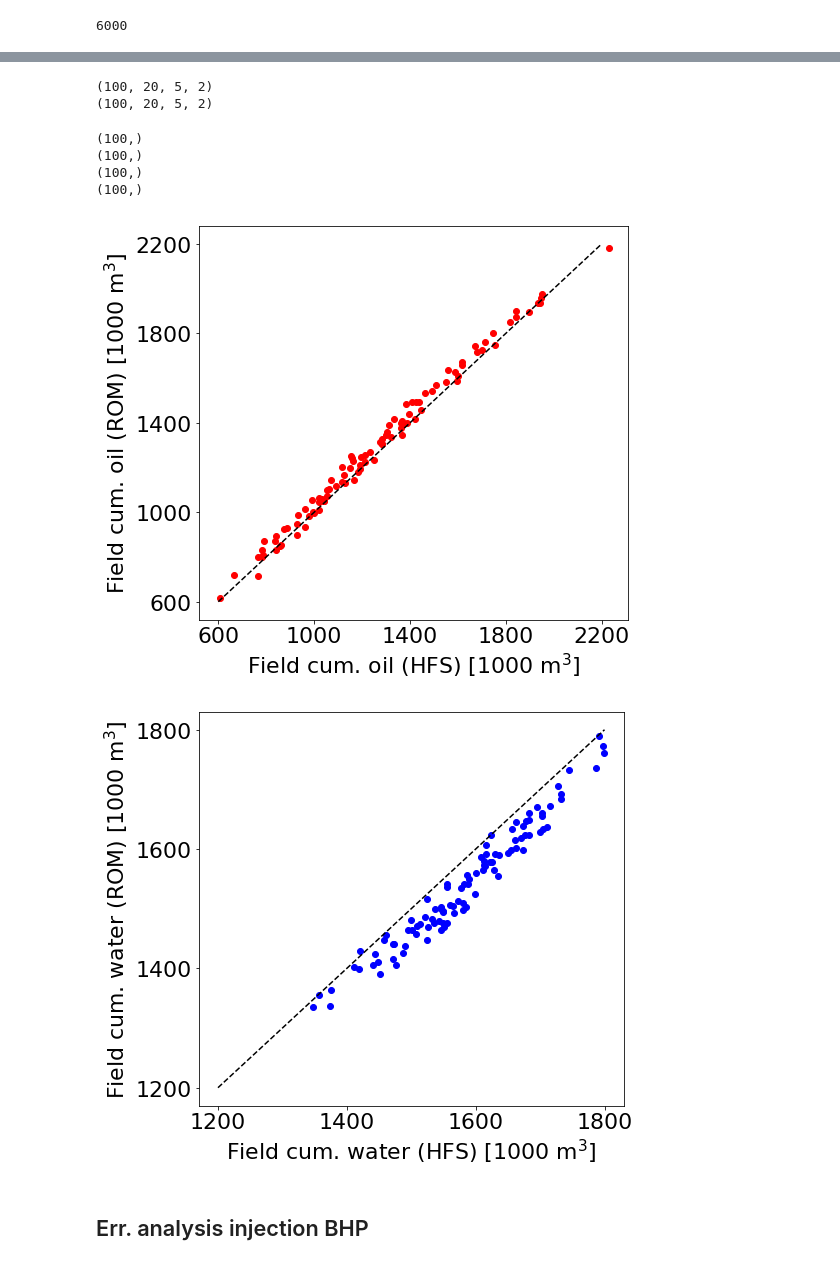
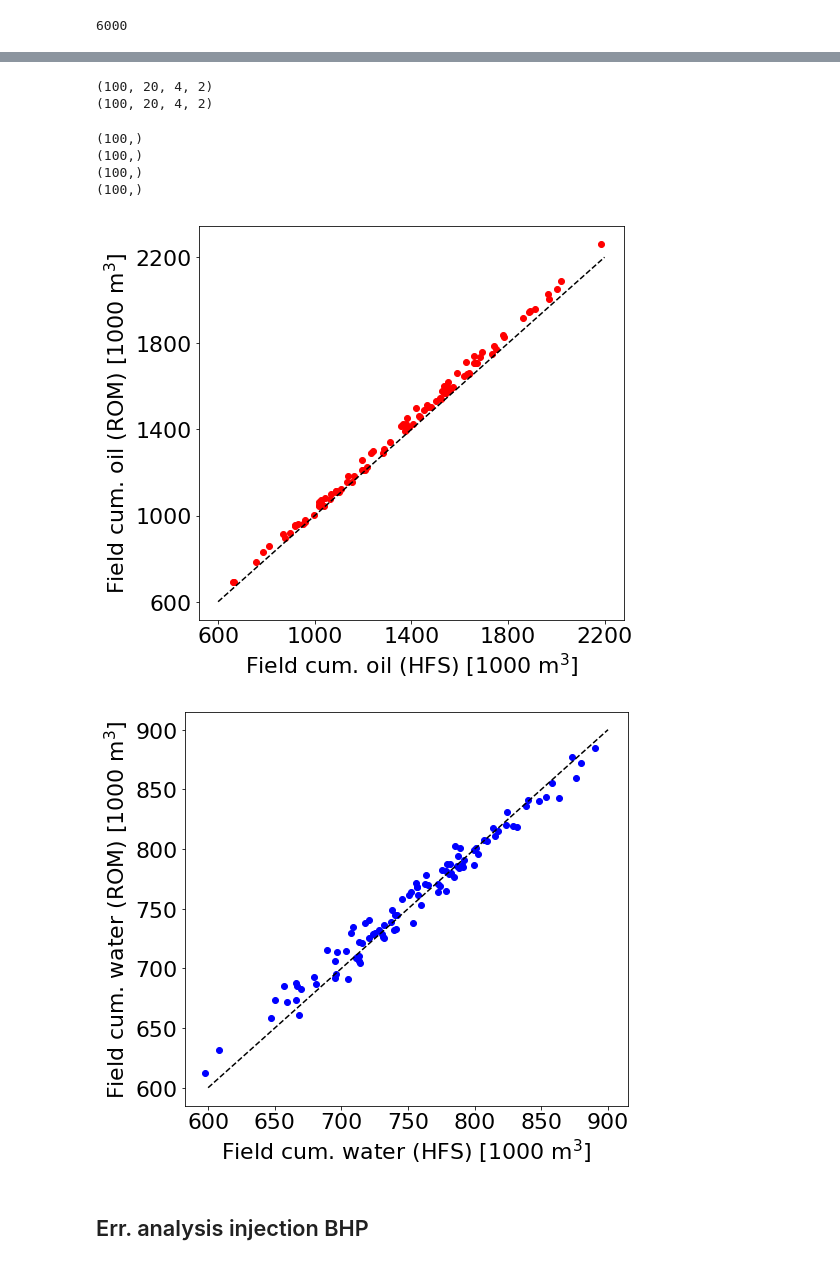
Before and after one commit to lonelysun1990/E2C, a Jupyter notebook: err_analysis.ipynb, the cells around one changed output, grey strips where cells are left out. Cells and saved outputs as stored; diff of their text form; code cells hidden in the pictures.

```diff
--- a/err_analysis.ipynb
+++ b/err_analysis.ipynb
@@ -12,11 +12,15 @@ sys.path.append('/data3/Astro/global/python/')
 from cal_well_data import cal_prod_rate, cal_inj_bhp
 # %%
 # data_dir = '/data3/Astro/lstm_rom/e2c_larry/data/9w_bhp_rate_fix_wl/'
-data_dir = '/data3/Astro/lstm_rom/e2c_larry/data/9w_ms_bhp_rate_fix_wl/'
+# data_dir = '/data3/Astro/lstm_rom/e2c_larry/data/9w_ms_bhp_rate_fix_wl/'
+data_dir = '/data3/Astro/lstm_rom/e2c_larry/data/7w_cha/'
 
-case_name = '9w_ms_bhp_rate'
+# case_name = '9w_ms_bhp_rate'
+case_name = '7w_cha'
 
-target_suffix = '_fix_wl_rel_8' # the dataset being evaluated here
+sim_case_name = 'case9_cha'
+
+target_suffix = '_fix_wl_rel_1' # the dataset being evaluated here
 train_suffix = '_with_p'
 model_suffix = '_flux_loss'
 
@@ -29,7 +33,8 @@ dt = 100 # days
 nt = 6000
 # %%
 # well_loc_file = '/data/cees/zjin/lstm_rom/sim_runs/case6_9w_bhp_rate_ms_h5/template/well_loc00.dat'
-well_loc_file = '/data3/Astro/personal/zjin/sim_runs/case8_9w_bhp_rate_ms_gau/template/well_loc00.dat'
+# well_loc_file = '/data3/Astro/personal/zjin/sim_runs/case8_9w_bhp_rate_ms_gau/template/well_loc00.dat'
+well_loc_file = '/data3/Astro/personal/zjin/sim_runs/' + sim_case_name + '/template/well_loc00.dat'
 # %%
 hf_r = h5py.File(data_dir + case_name + target_suffix + '_nt_%d_state_seq_pred_ctrl.mat'%(nt), 'r')
 state_true = np.array(hf_r.get('true_seq'))
@@ -332,8 +336,8 @@ plt.savefig('figs/'+ 'rel_err_rates_' + case_name + target_suffix + '_nt_%d.pdf'
 print(rates_true.shape)
 print(rates_pred.shape)
 # %% [output]
-(100, 20, 5, 2)
-(100, 20, 5, 2)
+(100, 20, 4, 2)
+(100, 20, 4, 2)
 # %%
 cum_oil_true = np.sum(rates_true[:,:,:,0], axis=(1,2)) * dt
 cum_water_true = np.sum(rates_true[:,:,:,1], axis=(1,2)) * dt
@@ -346,38 +350,38 @@ print(cum_oil_pred.shape)
 print(cum_water_pred.shape)
 
 plt.figure(figsize=(8,7))
 plt.scatter(cum_oil_true, cum_oil_pred, c='r')
 plt.plot(np.arange(600, 2201,100), np.arange(600, 2201,100), 'k--')
 plt.ylabel(r'Field cum. oil (ROM) [1000 m$^3$]')
 plt.xlabel(r'Field cum. oil (HFS) [1000 m$^3$]')
 plt.xticks(np.arange(600, 2201, 400))
 plt.yticks(np.arange(600, 2201, 400))
 plt.tight_layout()
 plt.savefig('figs/'+ 'cum_oil_' + case_name + target_suffix + '_nt_%d.eps'%(nt), dpi=None, facecolor='w', edgecolor='w',
         orientation='portrait', format='eps', pad_inches=0.1)
 plt.savefig('figs/'+ 'cum_oil_' + case_name + target_suffix + '_nt_%d.pdf'%(nt), dpi=None, facecolor='w', edgecolor='w',
         orientation='portrait', format='pdf', pad_inches=0.1)
 
 
 plt.figure(figsize=(8,7))
 plt.scatter(cum_water_true, cum_water_pred, c='b')
-plt.plot(np.arange(1200, 1801,100), np.arange(1200, 1801,100), 'k--')
+plt.plot(np.arange(600, 901,100), np.arange(600, 901,100), 'k--')
 plt.ylabel(r'Field cum. water (ROM) [1000 m$^3$]')
 plt.xlabel(r'Field cum. water (HFS) [1000 m$^3$]')
-plt.xticks(np.arange(1200, 1801, 200))
-plt.yticks(np.arange(1200, 1801, 200))
+plt.xticks(np.arange(600, 901, 50))
+plt.yticks(np.arange(600, 901, 50))
 plt.tight_layout()
 plt.savefig('figs/'+ 'cum_water_' + case_name + target_suffix + '_nt_%d.eps'%(nt), dpi=None, facecolor='w', edgecolor='w',
         orientation='portrait', format='eps', pad_inches=0.1)
 plt.savefig('figs/'+ 'cum_water_' + case_name + target_suffix + '_nt_%d.pdf'%(nt), dpi=None, facecolor='w', edgecolor='w',
         orientation='portrait', format='pdf', pad_inches=0.1)
 # %% [output]
 (100,)
 (100,)
 (100,)
 (100,)
-[figure, old version]
+[figure, new version]
-[figure, old version]
+[figure, new version]
 # %% [markdown]
 ## Err. analysis injection BHP
 # %%
```
Also changed, not shown: parts of 22 cells of this notebook, 3 other files.
